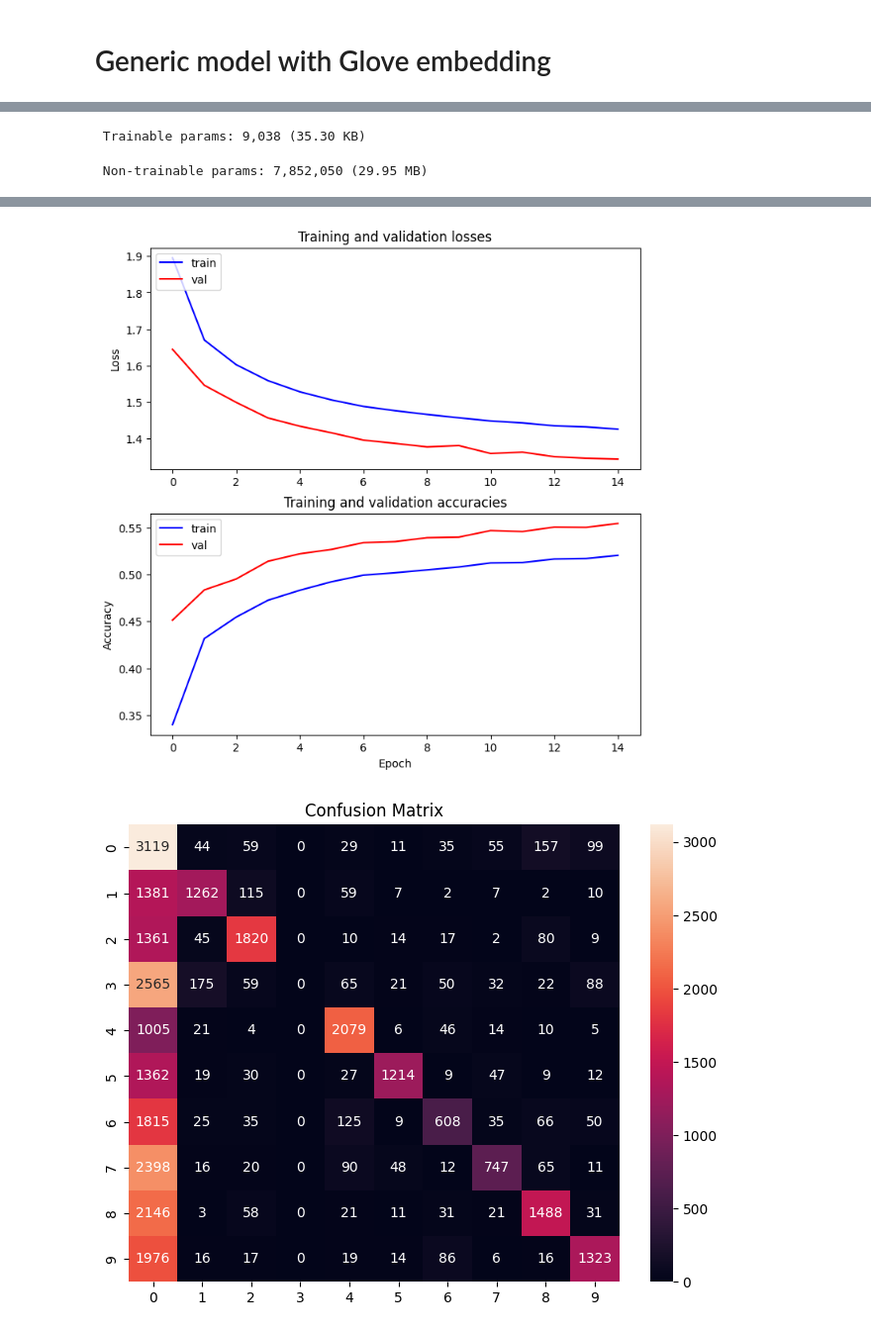
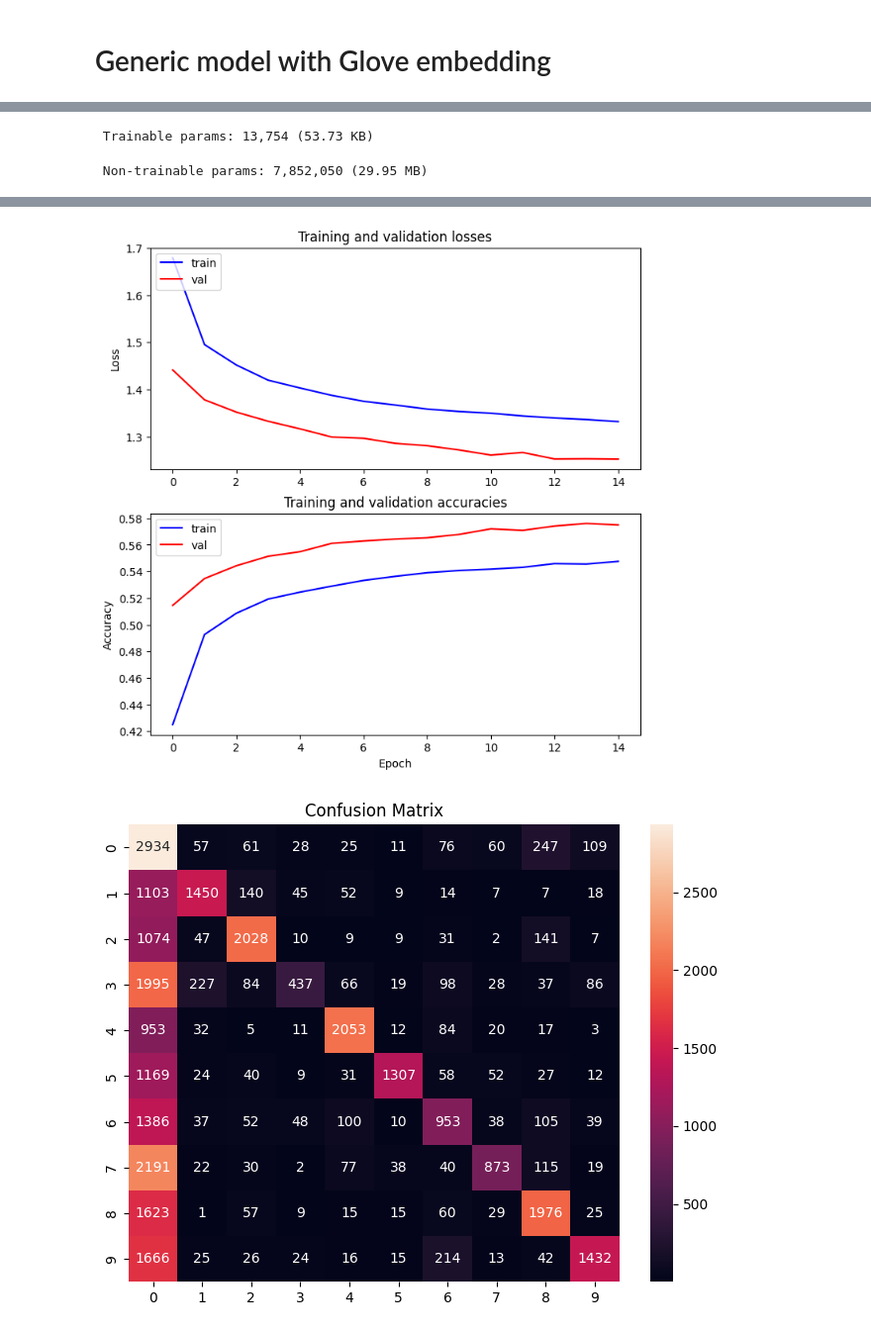
Before and after one commit to lorrespz/NLP-Text-Analyses-Generation, a Jupyter notebook: nlp-yahoo-qa-text-classification.ipynb, the cells around one changed output, grey strips where cells are left out. Shown at 99% size. Cells and saved outputs as stored; diff of their text form; code cells hidden in the pictures.

```diff
--- a/nlp-yahoo-qa-text-classification.ipynb
+++ b/nlp-yahoo-qa-text-classification.ipynb
@@ -363,7 +381,7 @@ def generic_model_pretrained_embedding(model_layer, units, epochs, bs, bidir=Fal
 
     return model, hist_model, loss, acc, cm
 # %%
-model_LSTM_G = generic_model_pretrained_embedding(layer.LSTM, 6, 15, 64)
+model_LSTM_G = generic_model_pretrained_embedding(layer.LSTM, 24, 15, 64)
 # %% [output]
 Model: "functional_1"
 ┏━━━━━━━━━━━━━━━━━━━━━━━━━━━━━━━━━┳━━━━━━━━━━━━━━━━━━━━━━━━┳━━━━━━━━━━━━━━━┓
@@ -389,3 +407,3 @@ Model: "functional_1"
- Trainable params: 9,038 (35.30 KB)
+ Trainable params: 13,754 (53.73 KB)
  Non-trainable params: 7,852,050 (29.95 MB)
 Epoch 1/15
@@ -408,2 +426,2 @@ Test Accuracy: 0.5148922801017761
-[figure, old version]
+[figure, new version]
-[figure, old version]
+[figure, new version]
```
Also changed, not shown: parts of 5 cells of this notebook.
